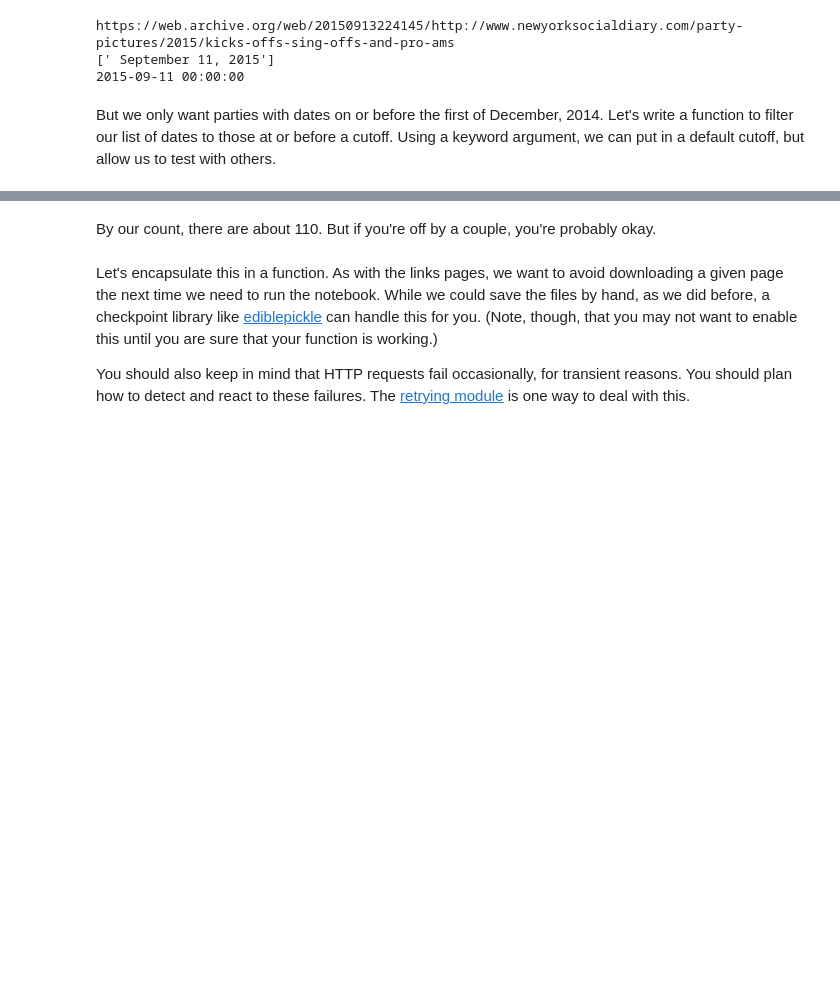
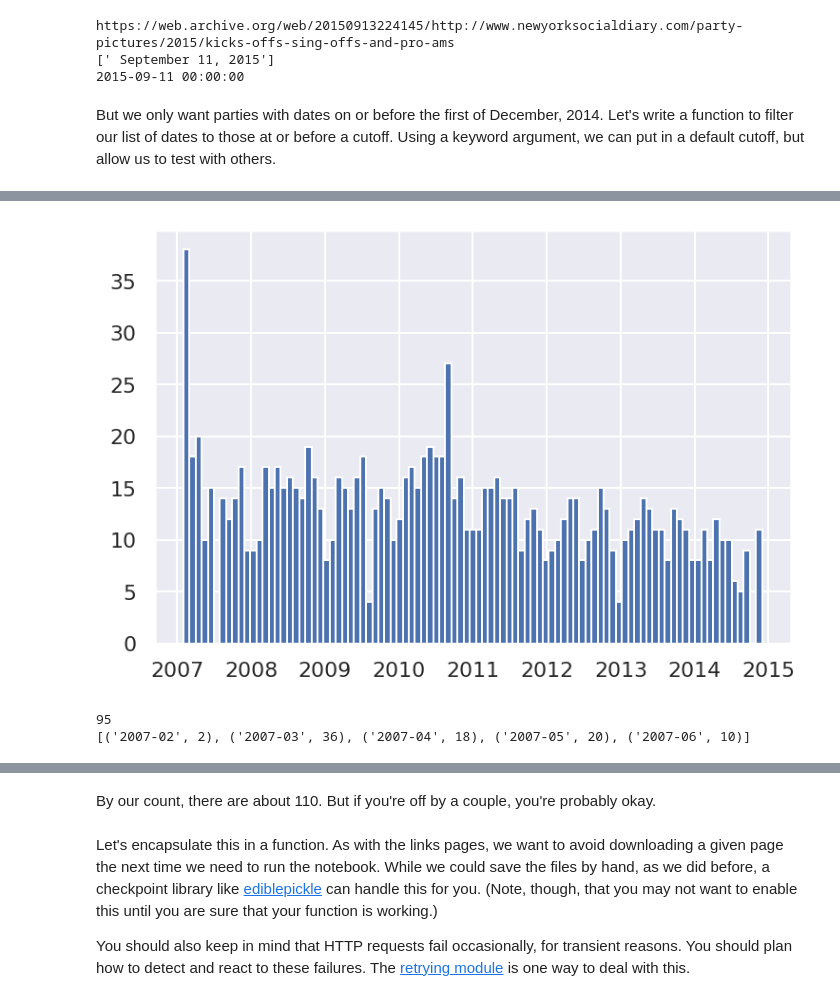
Before and after one commit to iuqiddis/social_graph_project, a Jupyter notebook: graph.ipynb, the cells around one changed output, grey strips where cells are left out. Cells and saved outputs as stored; diff of their text form; code cells hidden in the pictures; blank space fills up the shorter version.

Commit message:
added histogram

```diff
--- a/graph.ipynb
+++ b/graph.ipynb
@@ -348,0 +204,4 @@ for i in range(len(nm_out2)):
+# %%
+# you want the one or the other to be commented out
+#dill.dump(df, open('df_all_urls.pkd', 'wb'))
+df = dill.load(open('df_all_urls.pkd', 'rb'))
@@ -348,0 +214,21 @@ for i in range(len(nm_out2)):
+# %%
+df['mY'] = df['date'].dt.strftime('%b-%Y')
+df['mY'] = pd.to_datetime(df['mY'], format='%b-%Y')
+# %%
+plt.hist(df['mY'], bins=len(df['mY'].unique()))
+plt.show()
+# %% [output]
+[figure, added]
+# %%
+df_grp = df.groupby(['mY'], as_index=False)
+grp_ct = df_grp['mY'].size().tolist()
+
+hgram = []
+for i,j in zip(df_grp, grp_ct):
+    hgram.append((dt.strftime(i[0],'%Y-%m'), j))
+
+print(len(hgram))
+print(hgram[0:5])
+# %% [output]
+95
+[('2007-02', 2), ('2007-03', 36), ('2007-04', 18), ('2007-05', 20), ('2007-06', 10)]
```
Also changed, not shown: parts of 64 cells of this notebook, 1 other file.
